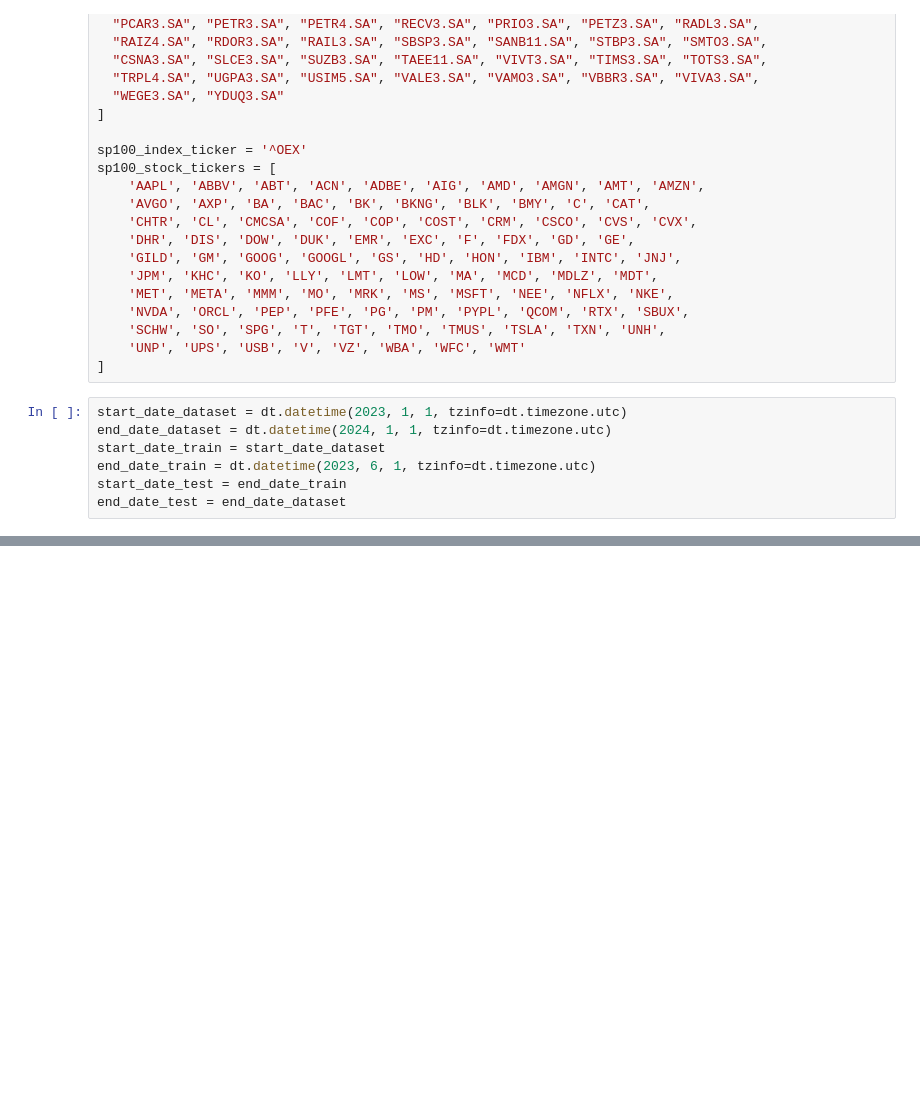
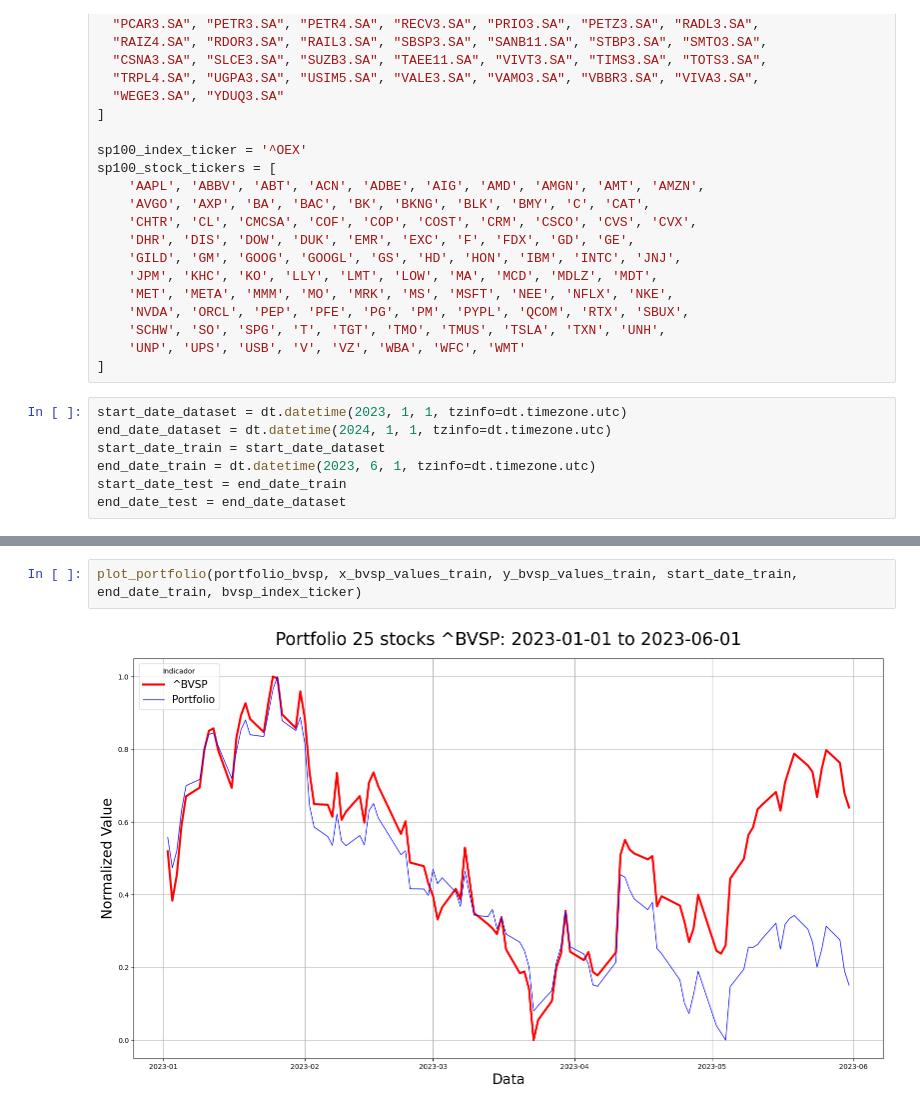
Before and after one commit to vitorholiveira/index_tracking, a Jupyter notebook: index_tracking.ipynb, the cells around one changed output, grey strips where cells are left out. Cells and saved outputs as stored; diff of their text form; blank space fills up the shorter version.

```diff
--- a/index_tracking.ipynb
+++ b/index_tracking.ipynb
@@ -192,0 +258,4 @@ plot_portfolio(portfolio_sp100, sp100_stocks_data, sp100_index_data, start_date_
+# %%
+plot_portfolio(portfolio_bvsp, x_bvsp_values_train, y_bvsp_values_train, start_date_train, end_date_train, bvsp_index_ticker)
+# %% [output]
+[figure, added]
```
Also changed, not shown: parts of 23 cells of this notebook, 8 other files.
